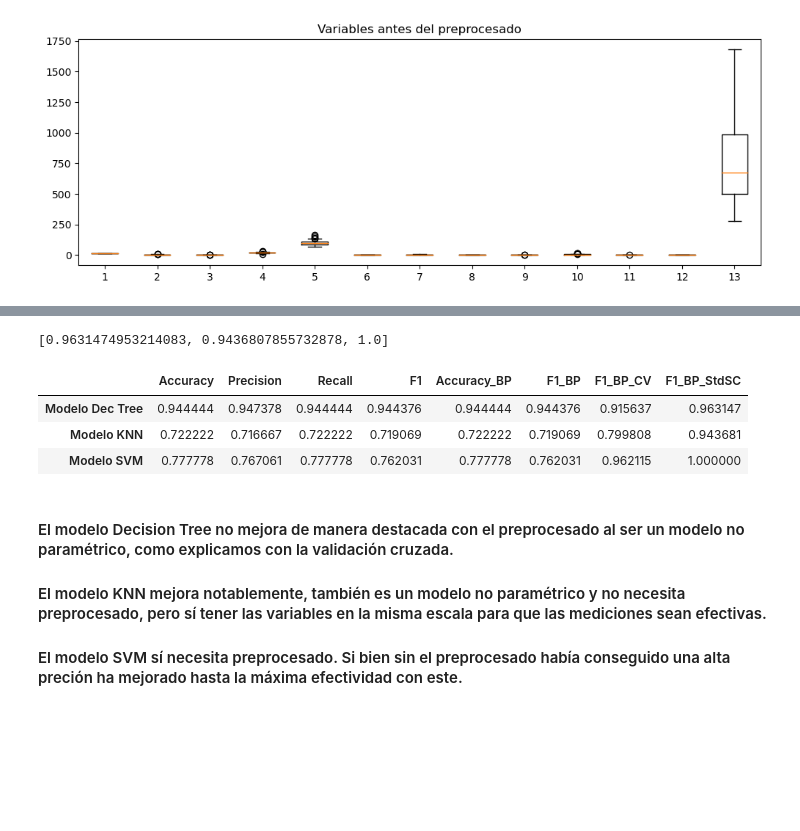
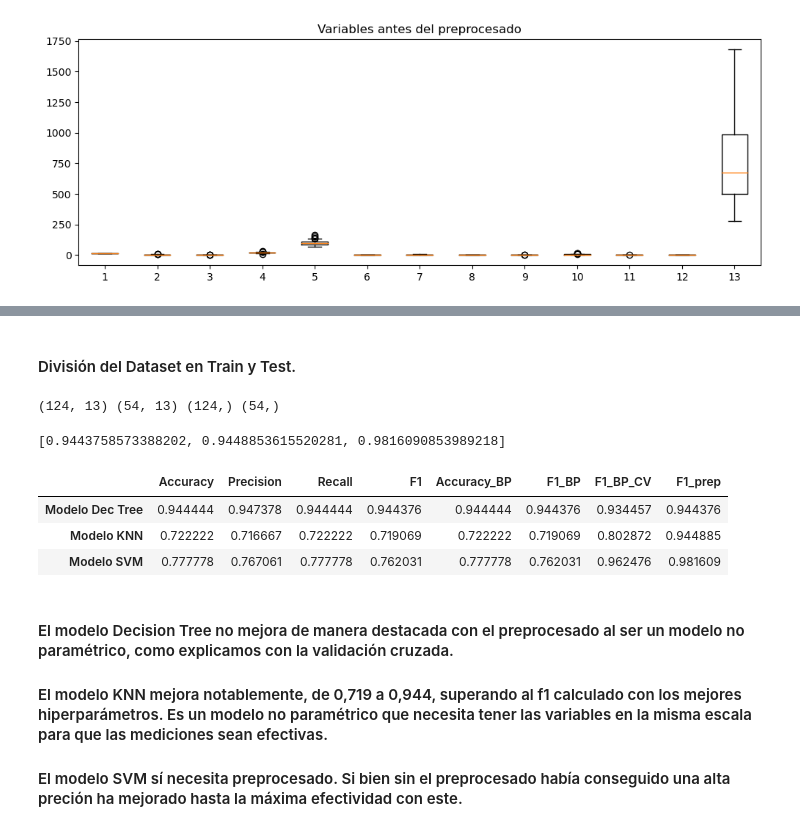
Before and after one commit to Mardezcos/CDades-Sprint7-exercicis, a Jupyter notebook: CDades Sprint 7.ipynb, the cells around one changed output, grey strips where cells are left out. Cells and saved outputs as stored; diff of their text form; code cells hidden in the pictures; blank space fills up the shorter version.

```diff
--- a/CDades Sprint 7.ipynb
+++ b/CDades Sprint 7.ipynb
@@ -684,26 +796,36 @@ ax.set_title("Variables después del preprocesado", fontsize = 12);
-# %%
-modelos = [model_DT_BP,model_KNN_BP,model_SVM_BP]
-f1_StdSC = []
-
-for modelo in modelos:
-    modelo.fit(X_train, y_train)
-    modelo.score(X_test, y_test)
-    y_pred_modelo= modelo.predict(X_test)
-    f1=metrics.f1_score(y_test, y_pred_modelo, average='weighted')
-    f1_StdSC.append(f1)
-# %%
-f1_StdSC
-# %% [output]
-[0.9631474953214083, 0.9436807855732878, 1.0]
-# %%
-df_accuracy['F1_BP_StdSC'] = f1_StdSC
-df_accuracy
-# %% [output]
-|  | Accuracy | Precision | Recall | F1 | Accuracy_BP | F1_BP | F1_BP_CV | F1_BP_StdSC |
-| Modelo Dec Tree | 0.944444 | 0.947378 | 0.944444 | 0.944376 | 0.944444 | 0.944376 | 0.915637 | 0.963147 |
-| Modelo KNN | 0.722222 | 0.716667 | 0.722222 | 0.719069 | 0.722222 | 0.719069 | 0.799808 | 0.943681 |
-| Modelo SVM | 0.777778 | 0.767061 | 0.777778 | 0.762031 | 0.777778 | 0.762031 | 0.962115 | 1.000000 |
-# %% [markdown]
-#### El modelo Decision Tree no mejora de manera destacada con el preprocesado al ser un modelo no paramétrico, como explicamos con la validación cruzada.
-#### El modelo KNN mejora notablemente, también es un modelo no paramétrico y no necesita preprocesado, pero sí tener las variables en la misma escala para que las mediciones sean efectivas.
-#### El modelo SVM sí necesita preprocesado. Si bien sin el preprocesado había conseguido una alta preción ha mejorado hasta la máxima efectividad con este.
+# %% [markdown]
+#### División del Dataset en Train y Test.
+# %%
+X_train_FS, X_test_FS, y_train_FS, y_test_FS = train_test_split(X,y,test_size = 0.3,random_state=0, shuffle=True)
+print(X_train_FS.shape, X_test_FS.shape, y_train_FS.shape, y_test_FS.shape)
+# %% [output]
+(124, 13) (54, 13) (124,) (54,)
+# %%
+# volvemos a declarar los modelos para evitar sobreentrenamiento
+model_DT_PP = DecisionTreeClassifier(random_state = 0)
+model_KNN_PP = KNeighborsClassifier()
+model_SVM_PP = SVC()
+modelos_PP = [model_DT_PP,model_KNN_PP,model_SVM_PP]
+f1_weighted_prep = []
+for modelo in modelos_PP:
+    modelo.fit(X_train_FS, y_train_FS)
+    modelo.score(X_test_FS, y_test_FS)
+    y_pred_modelo= modelo.predict(X_test_FS)
+    f1=metrics.f1_score(y_test, y_pred_modelo, average='weighted')
+    f1_weighted_prep.append(f1)
+# %%
+f1_weighted_prep
+# %% [output]
+[0.9443758573388202, 0.9448853615520281, 0.9816090853989218]
+# %%
+df_accuracy['F1_prep'] = f1_weighted_prep
+df_accuracy
+# %% [output]
+|  | Accuracy | Precision | Recall | F1 | Accuracy_BP | F1_BP | F1_BP_CV | F1_prep |
+| Modelo Dec Tree | 0.944444 | 0.947378 | 0.944444 | 0.944376 | 0.944444 | 0.944376 | 0.934457 | 0.944376 |
+| Modelo KNN | 0.722222 | 0.716667 | 0.722222 | 0.719069 | 0.722222 | 0.719069 | 0.802872 | 0.944885 |
+| Modelo SVM | 0.777778 | 0.767061 | 0.777778 | 0.762031 | 0.777778 | 0.762031 | 0.962476 | 0.981609 |
+# %% [markdown]
+#### El modelo Decision Tree no mejora de manera destacada con el preprocesado al ser un modelo no paramétrico, como explicamos con la validación cruzada.
+#### El modelo KNN mejora notablemente, de 0,719 a 0,944, superando al f1 calculado con los mejores hiperparámetros. Es un modelo no paramétrico que necesita tener las variables en la misma escala para que las mediciones sean efectivas.
+#### El modelo SVM sí necesita preprocesado. Si bien sin el preprocesado había conseguido una alta preción ha mejorado hasta la máxima efectividad con este.
```
Also changed, not shown: parts of 43 cells of this notebook.
